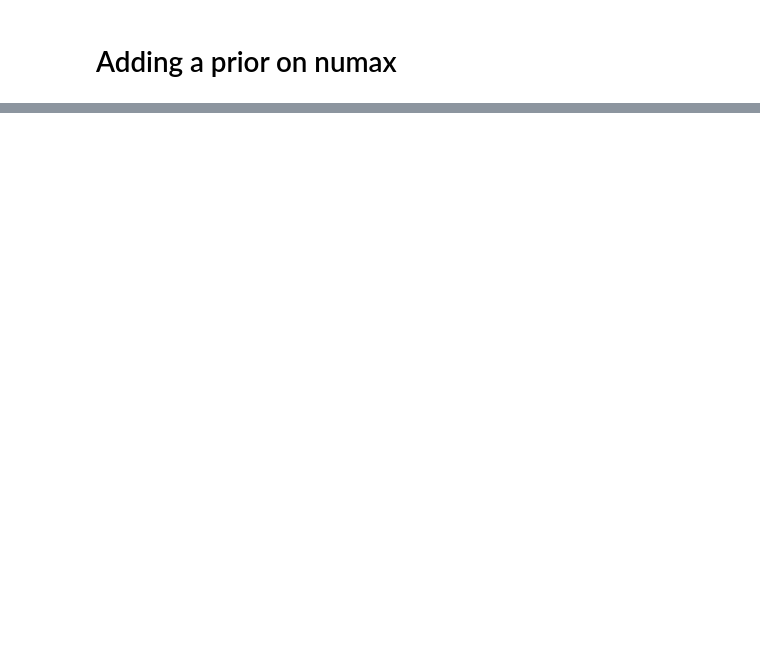
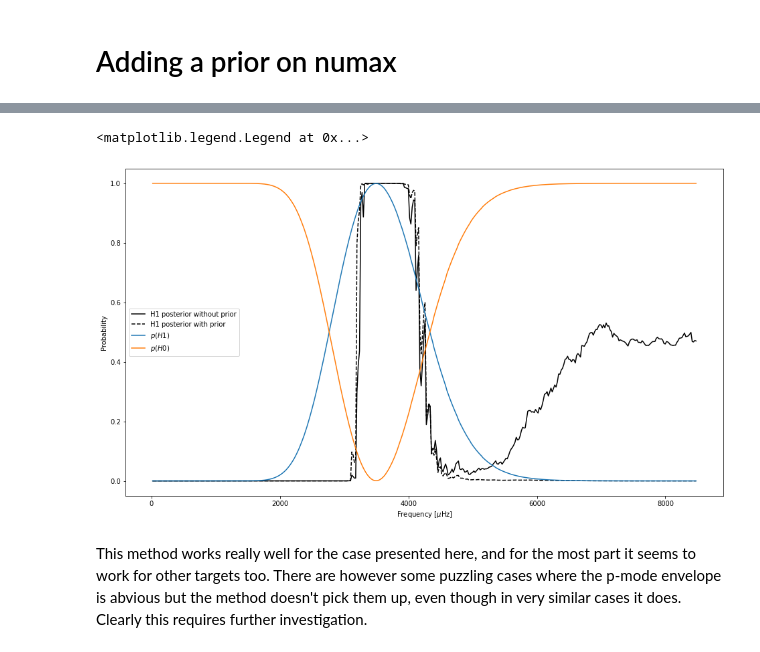
Before and after one commit to nielsenmb/PSM128, a Jupyter notebook: detection/pmode detection.ipynb, the cells around one changed output, grey strips where cells are left out. Drawn from its saved outputs; the diff is of its cells as text; code cells hidden in the pictures; blank space fills up the shorter version.

```diff
--- a/detection/p-mode detection.ipynb
+++ b/detection/pmode detection.ipynb
@@ -389,0 +401,6 @@ Compute probability of the predicted SNR exceeding that SNR threshold
+# %%
+prior_thresh = chi2.sf((1+SNR_thresh)/(1+SNR_pred), 2*Nbin, scale=1/(2*Nbin))
+
+epsilon = 1e-10
+prior_H1 = prior_thresh + epsilon
+prior_H0 = 1-prior_H1
@@ -867,0 +447,23 @@ def absoluteGmag(m_G, plx, A_G):
+# %%
+mu = np.log(3500)
+sigma = 0.2
+prior_numax = np.exp(-(np.log(fb)-mu)**2 / (2*sigma**2))
+
+prior_H1 = prior_thresh*prior_numax
+prior_H0 = 1 - prior_H1
+
+post_H1_w_tn_prior = prior_H1*like_H1 / (prior_H0*like_H0 + prior_H1*like_H1)
+
+figure(figsize = (16,9))
+plot(fb, post_H1, c= 'k', label = r'H1 posterior without prior')
+plot(fb, post_H1_w_tn_prior, ls = 'dashed', c= 'k', label = 'H1 posterior with prior')
+plot(fb, prior_H1, color = 'C0', label = r'$p(H1)$')
+plot(fb, prior_H0, color = 'C1', label = r'$p(H0)$')
+ylabel('Probability')
+xlabel('Frequency [$\mu$Hz]')
+legend()
+# %% [output]
+<matplotlib.legend.Legend at 0x...>
+[figure, added]
+# %% [markdown]
+This method works really well for the case presented here, and for the most part it seems to work for other targets too. There are however some puzzling cases where the p-mode envelope is abvious but the method doesn't pick them up, even though in very similar cases it does. Clearly this requires further investigation.
```
Also changed, not shown: parts of 69 cells of this notebook.
